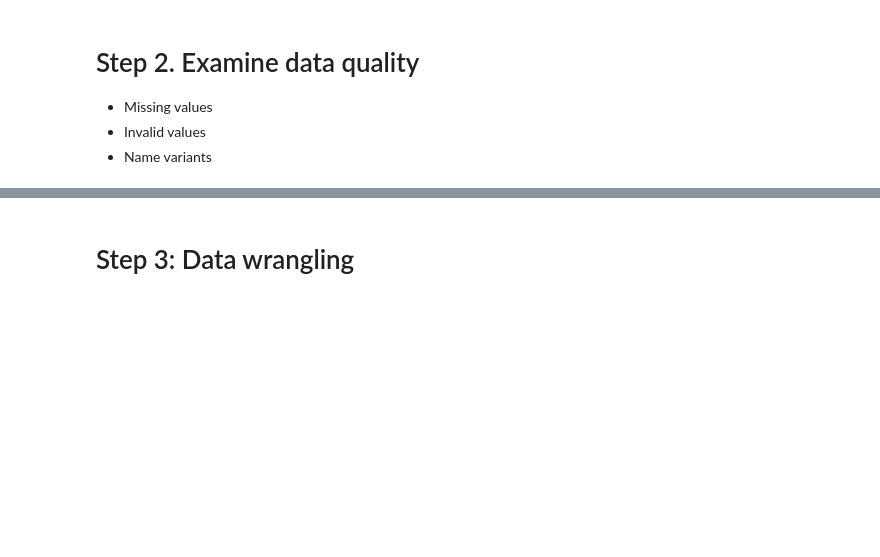
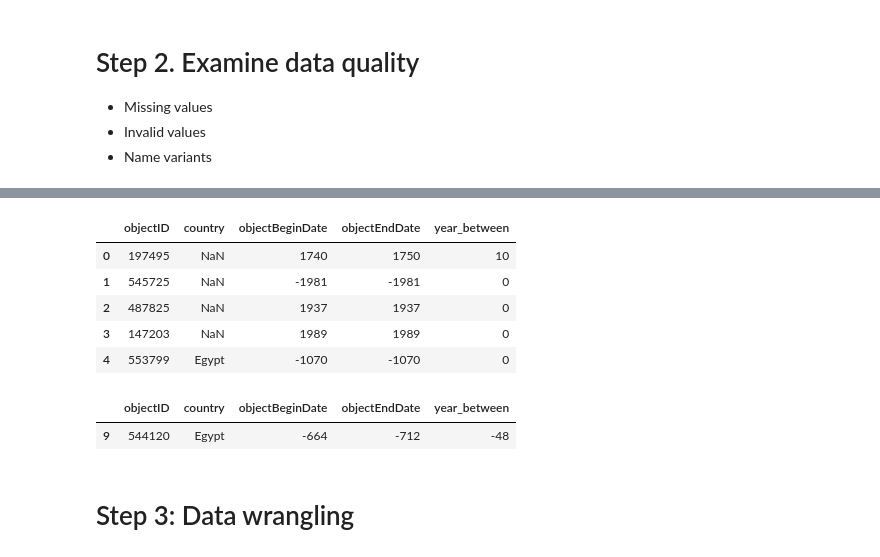
Before and after one commit to tzukun-hsiao/python-basics-fall26, a Jupyter notebook: Week4.ipynb, the cells around one changed output, grey strips where cells are left out. Cells and saved outputs as stored; diff of their text form; code cells hidden in the pictures; blank space fills up the shorter version.

```diff
--- a/Week4.ipynb
+++ b/Week4.ipynb
@@ -145,0 +364,5 @@ sum_body_mass: 1437000.0
+# %%
+# Read data for an artwork
+with open('/content/raw_data/147203.json', 'r') as fin:
+    data = json.load(fin)
+type(data)
@@ -150,2 +376,5 @@ sum_body_mass: 1437000.0
 # %%
 # Grab the file paths
+file_paths = glob.glob('/content/raw_data/*.json')
+print(len(file_paths))
+file_paths[:1]
@@ -153,0 +384,26 @@ sum_body_mass: 1437000.0
+# %%
+# Open each JSON file, get the information we need, and save it in a dataFrame.
+
+header = ['objectID', 'country', 'objectBeginDate', 'objectEndDate'] # These are some data fields (aka dictionary keys) in the JSON data
+df_data = [] # Create an empty list for saving the rows in the dataframe. This will be a list of lists
+
+for file_path in file_paths: # Loop through the file_paths
+
+    # For each path, do the followings:
+    with open(file_path, 'r') as fin: # Read the JSON file
+        data = json.load(fin) # This is a dictionary
+
+        row = [] # Create an empty list for saving data points in a row
+
+        for col in header: # Loop through the keys saved in "header" list
+
+            # For each key, do the followings:
+            value = data[col] # Get the value associated with the key
+            row.append(value) # Add the value to the "row" list
+
+        df_data.append(row) # Add the row to the "df_data" list
+
+df = pd.DataFrame(df_data, columns=header) # Turn the list of lists into a dataframe
+print(df.shape)
+print(df.info())
+df.head()
@@ -162,0 +449,6 @@ sum_body_mass: 1437000.0
+# %%
+# Change how missing values are represented
+print(df.head(1).values.tolist()) # Display the presence of a missing value in the first row.
+
+df.loc[df['country']=='', 'country'] = float('nan') # Select the rows where the country column contains an empty string, and replace those empty strings with NaN.
+df.isna().sum()
@@ -165,2 +473,17 @@ sum_body_mass: 1437000.0
+# %%
+# Check invalid data -- The artwork’s completion year should be later than or same as its start year.
+df['year_between'] = df['objectEndDate'] - df['objectBeginDate']
+df.head()
+# %% [output]
+|  | objectID | country | objectBeginDate | objectEndDate | year_between |
+| 0 | 197495 | NaN | 1740 | 1750 | 10 |
+| 1 | 545725 | NaN | -1981 | -1981 | 0 |
+| 2 | 487825 | NaN | 1937 | 1937 | 0 |
+| 3 | 147203 | NaN | 1989 | 1989 | 0 |
+| 4 | 553799 | Egypt | -1070 | -1070 | 0 |
 # %%
 # Check invalid data -- The artwork’s completion year should be later than or same as its start year.
+df.loc[df['year_between'] < 0]
+# %% [output]
+|  | objectID | country | objectBeginDate | objectEndDate | year_between |
+| 9 | 544120 | Egypt | -664 | -712 | -48 |
```
Also changed, not shown: parts of 42 cells of this notebook, 1 other file.
